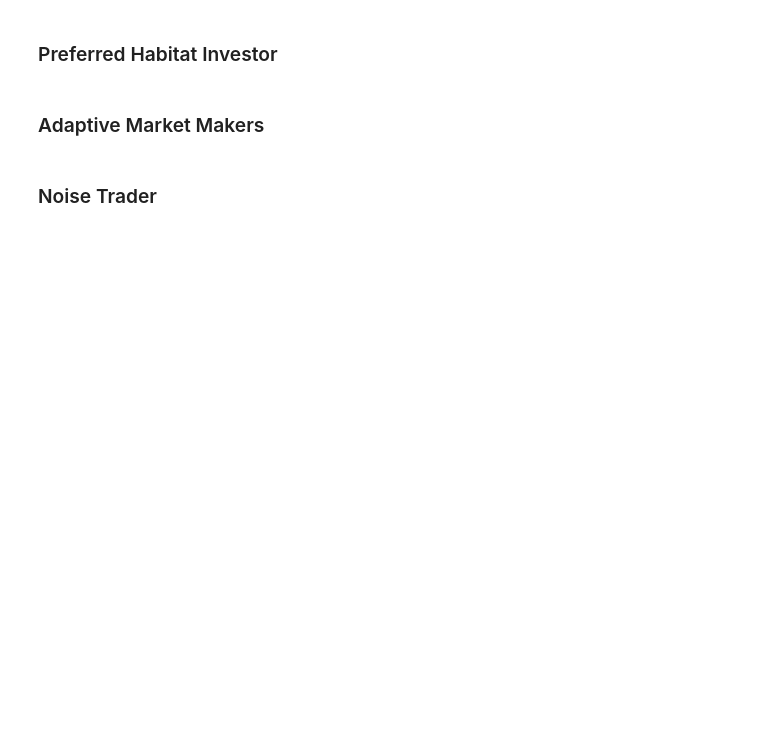
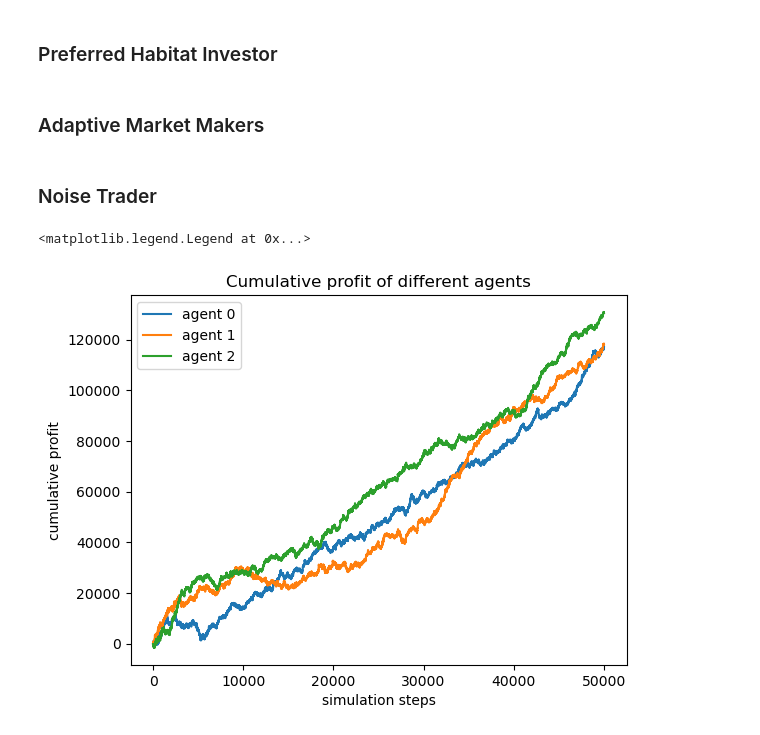
Before and after one commit to moyuanchen/collusion, a Jupyter notebook: messing_around.ipynb, the cells around one changed output. Saved outputs shown, nothing was run; the diff lists cells and outputs as text; code cells hidden in the pictures; blank space fills up the shorter version.

Commit message:
simulation

```diff
--- a/messing_around.ipynb
+++ b/messing_around.ipynb
@@ -242,7 +275,7 @@ class CircularBuffer:
 
 class AdaptiveMarketMaker:
 
-    def __init__(self, theta, Tm):
+    def __init__(self, theta = 0.1, Tm = 10000):
         self.theta = theta
         self.Tm = Tm
 
@@ -274,9 +307,10 @@ class AdaptiveMarketMaker:
         float: The determined price based on the input `yt`.
         """
 
-        xi_1, xi_0 = self.OLS(self.historical_data['z'], self.historical_data['p'])
+        xi_1, _ = self.OLS(self.historical_data['z'], self.historical_data['p'])
         gamma_1, gamma_0 = self.OLS(self.historical_data['v'], self.historical_data['y'])
         lambda_ = (xi_1 + self.theta * gamma_1) / (xi_1**2 + self.theta)
+        # print(lambda_)
         price = gamma_0 + lambda_ * yt
         return price
 
@@ -300,17 +334,3 @@ class NoiseAgent:
 
     def get_action(self):
         return np.random.normal(scale = self.sigma)
-# %%
-def simulate(T = 1000000):
-    market_maker = AdaptiveMarketMaker()
-    noise_agent = NoiseAgent()
-    preferred_habitat_agent = PreferredHabitatAgent()
-    informed_agents = [InformedAgent() for _ in range(I)]
-    _pt = 1
-    for t in range(T):
-
-        ut = noise_agent.get_action()
-        yt = []
-        # state = (_pt, )
-        for agent in informed_agents:
-            yt.append(agent.get_action())
@@ -316,0 +409,2 @@ def simulate(T = 1000000):
+# %%
+log, agents = simulate(T = 20000000)
@@ -316,0 +429,10 @@ def simulate(T = 1000000):
+# %%
+for idx, p in enumerate(log['profit']):
+    plt.plot(np.cumsum(p[:50000]),label = 'agent {0}'.format(idx))
+plt.xlabel('simulation steps')
+plt.ylabel('cumulative profit')
+plt.title('Cumulative profit of different agents')
+plt.legend()
+# %% [output]
+<matplotlib.legend.Legend at 0x...>
+[figure, added]
```
Also changed, not shown: parts of 13 cells of this notebook.
